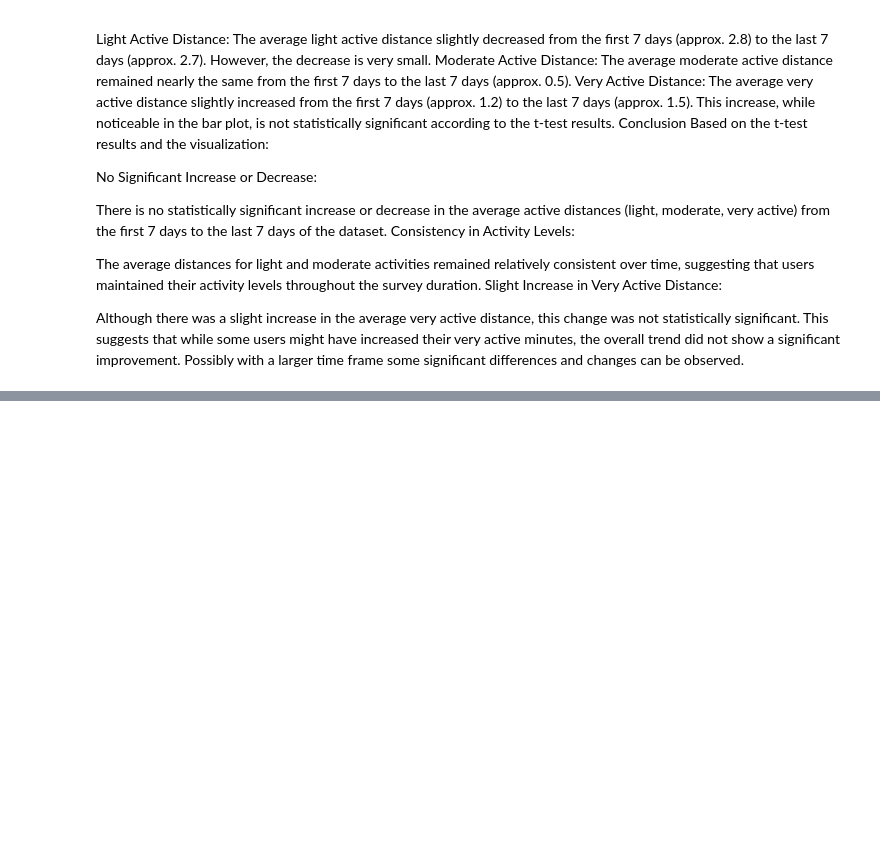
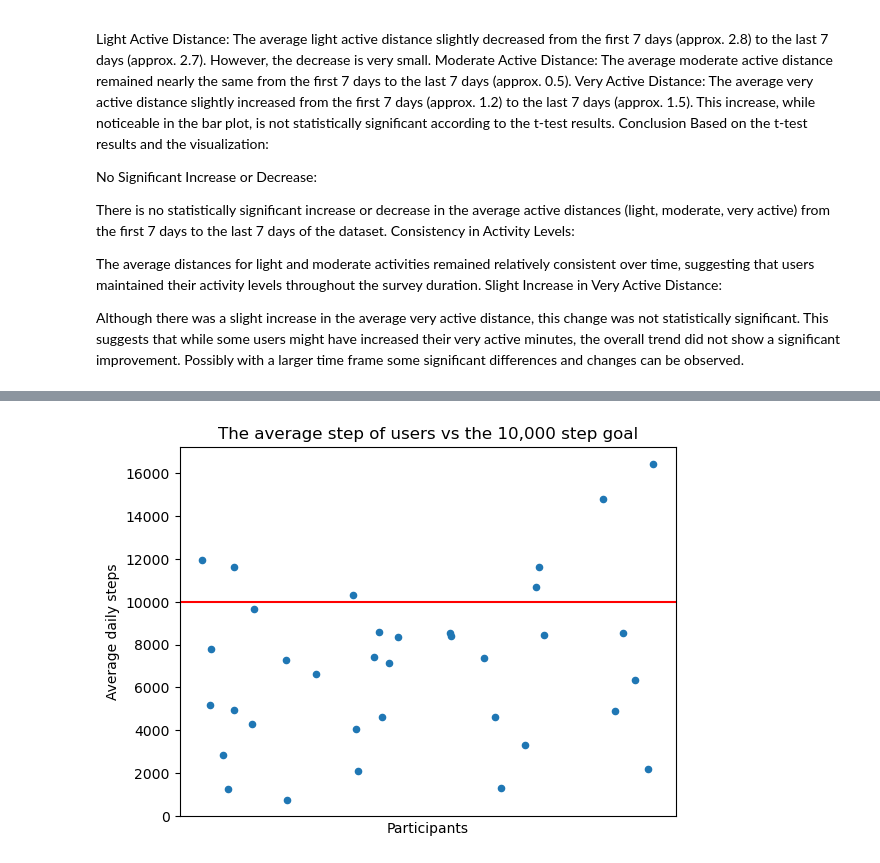
Before and after one commit to kinnith246/Project-1---Group-3, a Jupyter notebook: Dataset/Group 3 NB.ipynb, the cells around one changed output, grey strips where cells are left out. Saved outputs shown, nothing was run; the diff lists cells and outputs as text; code cells hidden in the pictures; blank space fills up the shorter version.

```diff
--- a/Dataset/Group 3 NB.ipynb
+++ b/Dataset/Group 3 NB.ipynb
@@ -900,0 +1005,13 @@ Although there was a slight increase in the average very active distance, this c
+# %%
+##### PART 2 Graphical depiction
+### Average steps per person
+
+average_steps = cleaned_data.groupby('Id', as_index=False).agg(Average_steps=pd.NamedAgg(column='TotalSteps', aggfunc='mean'))
+#average_steps = cleaned_data.groupby("Id")["TotalSteps"].mean()
+#average_steps.head()
+
+average_steps
+
+##
+#total_steps_perperson = activity_levels.groupby("Id")["TotalSteps"].sum()
+#total_steps_perperson
@@ -900,0 +1036,12 @@ Although there was a slight increase in the average very active distance, this c
+# %%
+
+
+average_steps.plot.scatter(x='Id', y='Average_steps')
+plt.axhline(y = 10000, color = 'r', linestyle = '-')
+plt.xlabel("Participants")
+plt.ylabel("Average daily steps")
+plt.title("The average step of users vs the 10,000 step goal")
+plt.tick_params(labelbottom = False, bottom = False)
+plt.show()
+# %% [output]
+[figure, added]
```
Also changed, not shown: parts of 33 cells of this notebook.
